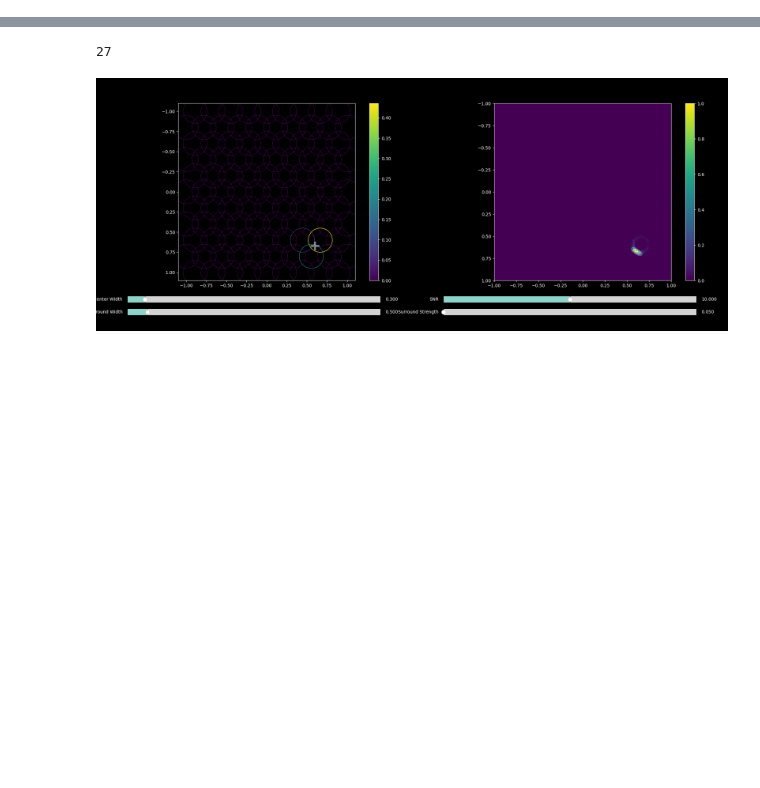
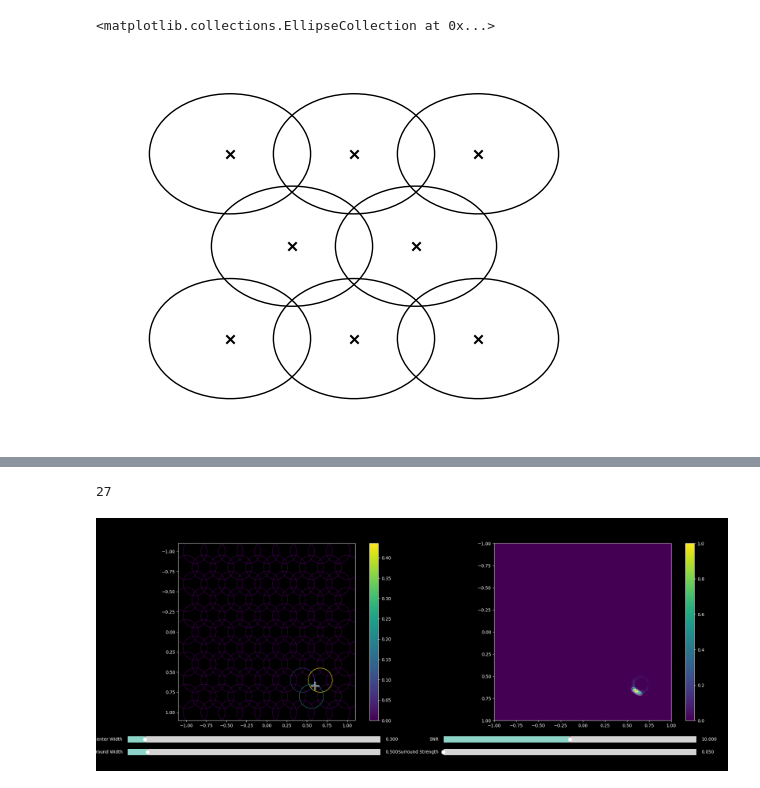
Before and after one commit to davidswygart/FunctionalImagingAnalysis, a Jupyter notebook: python/06receptive_field_modeling.ipynb, the cells around one changed output, grey strips where cells are left out. Cells and saved outputs as stored; diff of their text form; code cells hidden in the pictures; blank space fills up the shorter version.

```diff
--- a/python/06receptive_field_modeling.ipynb
+++ b/python/06receptive_field_modeling.ipynb
@@ -104,0 +123,18 @@ x,y = gen_hex_grid(2,2, phase=1)
+# %%
+plt.style.use('default')
+x,y = gen_hex_grid(3,3, phase=1)
+
+plt.scatter(x,y, c='k', marker='x')
+plt.axis('off')
+plt.xlim(-2,2)
+plt.ylim(-2,2)
+# plt.axis('square')
+
+w = 1.3
+
+sc = EllipseCollection(offsets = np.stack((x,y)).T, widths = w, heights = w, angles=0, units='xy', offset_transform=plt.gca().transData, facecolors='None')#, facecolors='None', edgecolors=sig)
+# sc.set_array(sig[:,0])
+plt.gca().add_collection(sc)
+# %% [output]
+<matplotlib.collections.EllipseCollection at 0x...>
+[figure, added]
```
Also changed, not shown: parts of 36 cells of this notebook.
